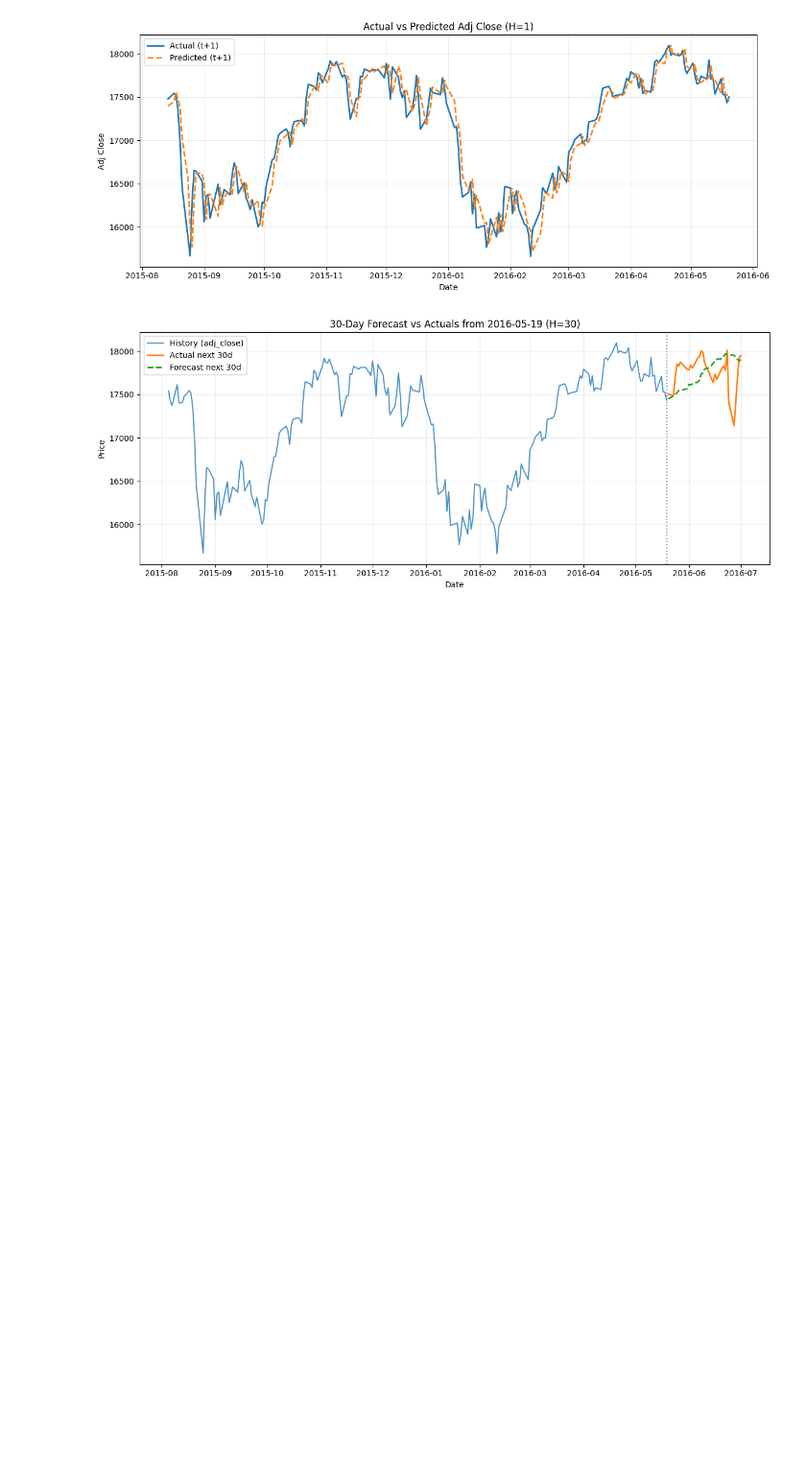
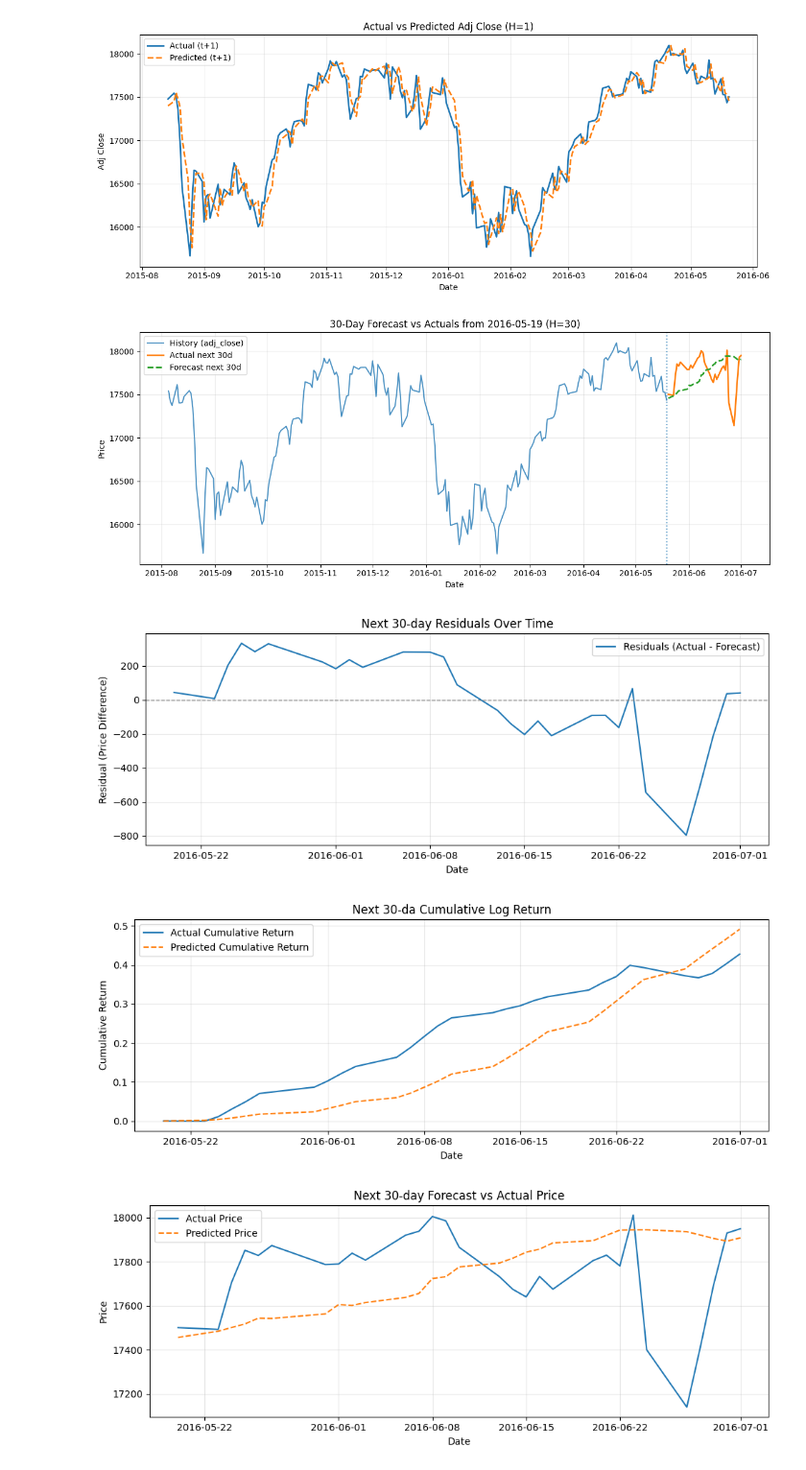
Before and after one commit to vitoco84/ml-stock-sent, a Jupyter notebook: notebooks/04_train_forecast.ipynb, the cells around one changed output. Shown at 96% size. Cells and saved outputs as stored; diff of their text form; code cells hidden in the pictures; blank space fills up the shorter version.

```diff
--- a/notebooks/04_train_forecast.ipynb
+++ b/notebooks/04_train_forecast.ipynb
@@ -62,7 +64,11 @@ model = LinearElasticNet(
 trainer = ModelTrainer(
     model=model,
     name="enet_mo_30",
-    config={"optimization_metric": "rmse", "gap": 0},
+    config={
+        "optimization_metric": "rmse",
+        "gap": 0,
+        "seed": cfg.runtime.seed
+    },
     preprocessor=preprocessor,
     y_scale=True
 )
@@ -71,5 +77,5 @@ trainer = ModelTrainer(
 # %%
-study = optuna.create_study(direction="minimize")
+study = optuna.create_study(direction="minimize", sampler=optuna.samplers.TPESampler(seed=cfg.runtime.seed))
 study.optimize(lambda trial: trainer.objective(trial, X_train, y_train), n_trials=30)
 best_params = study.best_trial.user_attrs["best_params"]
 trainer.fit(X_train, y_train, X_val, y_val, best_params=best_params)
@@ -124,2 +131,24 @@ plot_price_overlay_next_30(df_full, test, y_pred, horizon=horizon, hist_window=2
 # %% [output]
 [figure]
+# %%
+y_true = np.asarray(y_test)
+
+anchor_idx = int(X_test.index[-1])
+last_price = df_full.loc[anchor_idx, "adj_close"]
+
+future_rows = df_full.iloc[anchor_idx + 1: anchor_idx + 1 + horizon]
+future_dates = pd.to_datetime(future_rows["date"].to_numpy())
+
+actual_price_path = last_price * np.exp(np.cumsum(y_true[-1]))
+pred_price_path = last_price * np.exp(np.cumsum(y_pred[-1]))
+# %%
+plot_forecast_diagnostics(
+    future_dates=future_dates,
+    actual_price_path=actual_price_path,
+    pred_price_path=pred_price_path,
+    path=Path(cfg.data.fig_dir) / "forecast_eval_plus_30.png"
+)
+# %% [output]
+[figure, added]
+[figure, added]
+[figure, added]
```
Also changed, not shown: parts of 8 cells of this notebook, 37 other files.
